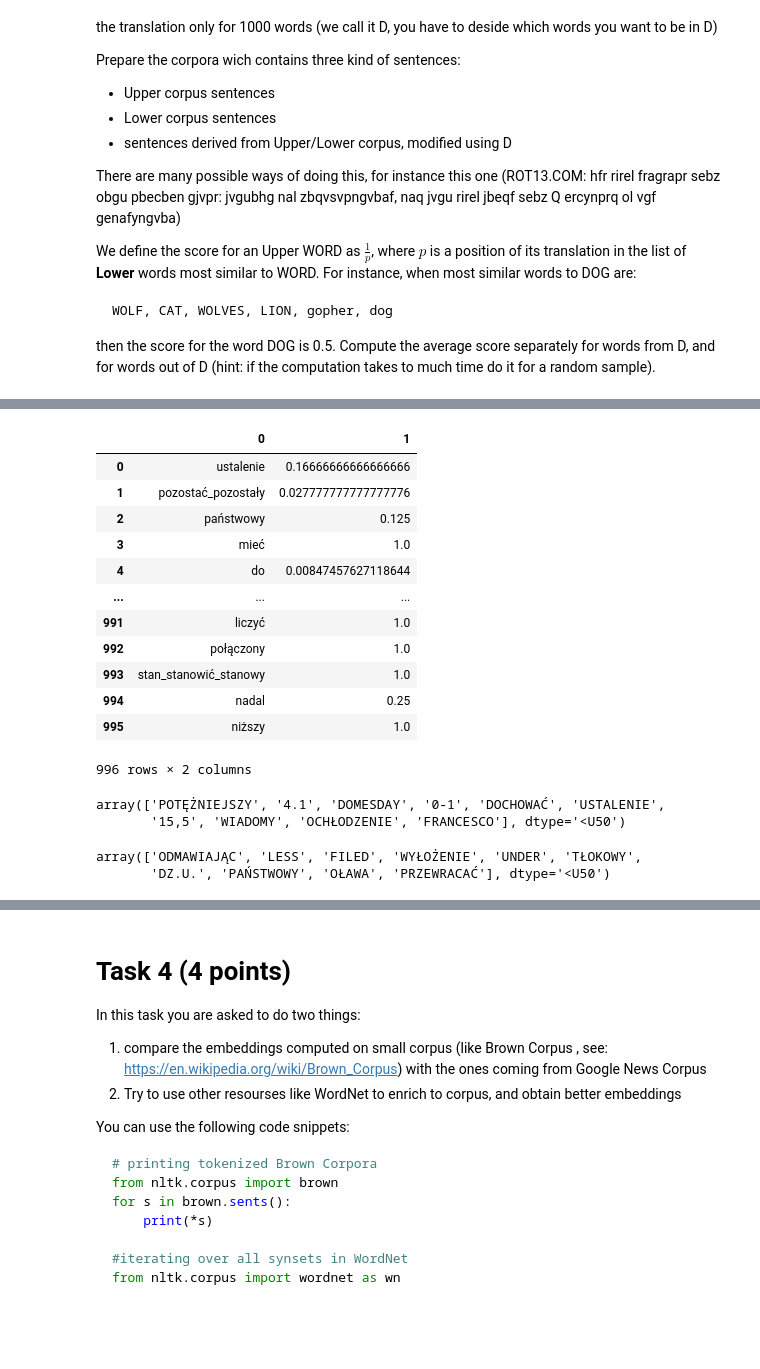
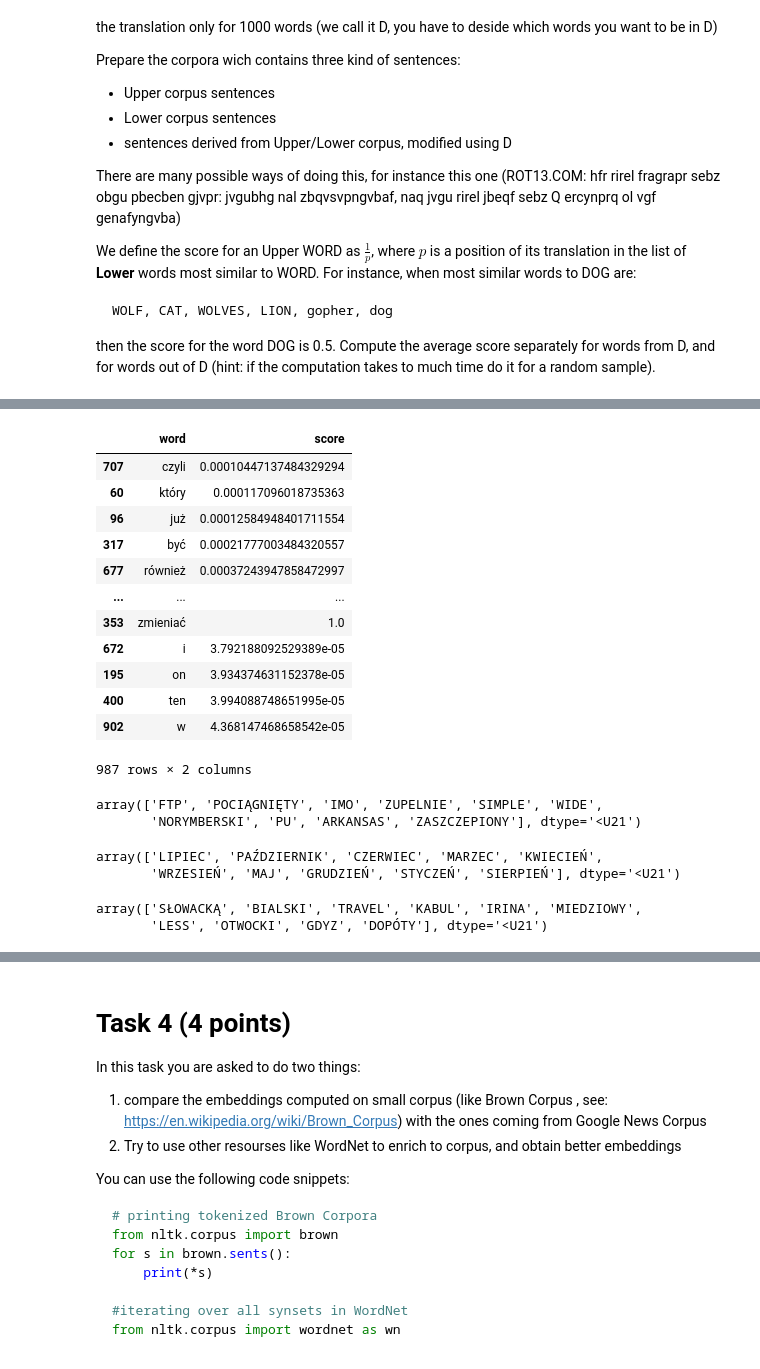
Before and after one commit to AdrianUrbanski/NLP, a Jupyter notebook: assignment4/assigment4.ipynb, the cells around one changed output, grey strips where cells are left out. Saved outputs shown, nothing was run; the diff lists cells and outputs as text; code cells hidden in the pictures; blank space fills up the shorter version.

```diff
--- a/assignment4/assigment4.ipynb
+++ b/assignment4/assigment4.ipynb
@@ -591,29 +579,36 @@ print(np.mean(scores))
 # %%
-pd.DataFrame(np.array([representatives, scores]).T)
+scores_pdf = pd.DataFrame(np.array([representatives, scores]).T, columns=['word', 'score'])
-# %% [output]
-|  | 0 | 1 |
-| 0 | ustalenie | 0.16666666666666666 |
-| 1 | pozostać_pozostały | 0.027777777777777776 |
-| 2 | państwowy | 0.125 |
-| 3 | mieć | 1.0 |
-| 4 | do | 0.00847457627118644 |
-| ... | ... | ... |
-| 991 | liczyć | 1.0 |
-| 992 | połączony | 1.0 |
-| 993 | stan_stanowić_stanowy | 1.0 |
-| 994 | nadal | 0.25 |
-| 995 | niższy | 1.0 |
-996 rows × 2 columns
+# %%
+scores_pdf.sort_values('score')
+# %% [output]
+|  | word | score |
+| 707 | czyli | 0.00010447137484329294 |
+| 60 | który | 0.000117096018735363 |
+| 96 | już | 0.00012584948401711554 |
+| 317 | być | 0.00021777003484320557 |
+| 677 | również | 0.00037243947858472997 |
+| ... | ... | ... |
+| 353 | zmieniać | 1.0 |
+| 672 | i | 3.792188092529389e-05 |
+| 195 | on | 3.934374631152378e-05 |
+| 400 | ten | 3.994088748651995e-05 |
+| 902 | w | 4.368147468658542e-05 |
+987 rows × 2 columns
 # %%
-most_similar('ustalenie', model)
+most_similar('czyli', model)
 # %% [output]
-array(['POTĘŻNIEJSZY', '4.1', 'DOMESDAY', '0-1', 'DOCHOWAĆ', 'USTALENIE',
-       '15,5', 'WIADOMY', 'OCHŁODZENIE', 'FRANCESCO'], dtype='<U50')
+array(['FTP', 'POCIĄGNIĘTY', 'IMO', 'ZUPELNIE', 'SIMPLE', 'WIDE',
+       'NORYMBERSKI', 'PU', 'ARKANSAS', 'ZASZCZEPIONY'], dtype='<U21')
 # %%
-most_similar('państwowy', model)
+most_similar('czerwiec', model)
 # %% [output]
-array(['ODMAWIAJĄC', 'LESS', 'FILED', 'WYŁOŻENIE', 'UNDER', 'TŁOKOWY',
-       'DZ.U.', 'PAŃSTWOWY', 'OŁAWA', 'PRZEWRACAĆ'], dtype='<U50')
+array(['LIPIEC', 'PAŹDZIERNIK', 'CZERWIEC', 'MARZEC', 'KWIECIEŃ',
+       'WRZESIEŃ', 'MAJ', 'GRUDZIEŃ', 'STYCZEŃ', 'SIERPIEŃ'], dtype='<U21')
+# %%
+most_similar('ustawa', model)
+# %% [output]
+array(['SŁOWACKĄ', 'BIALSKI', 'TRAVEL', 'KABUL', 'IRINA', 'MIEDZIOWY',
+       'LESS', 'OTWOCKI', 'GDYZ', 'DOPÓTY'], dtype='<U21')
 # %%
 lower_words = lower_word_counts.index
 # %%
```
Also changed, not shown: parts of 22 cells of this notebook.
